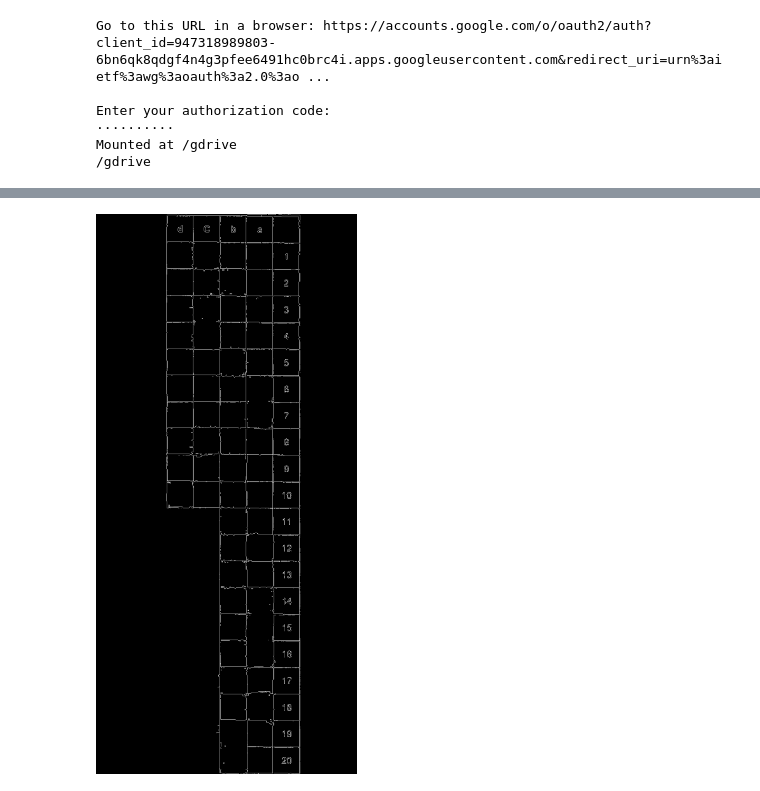
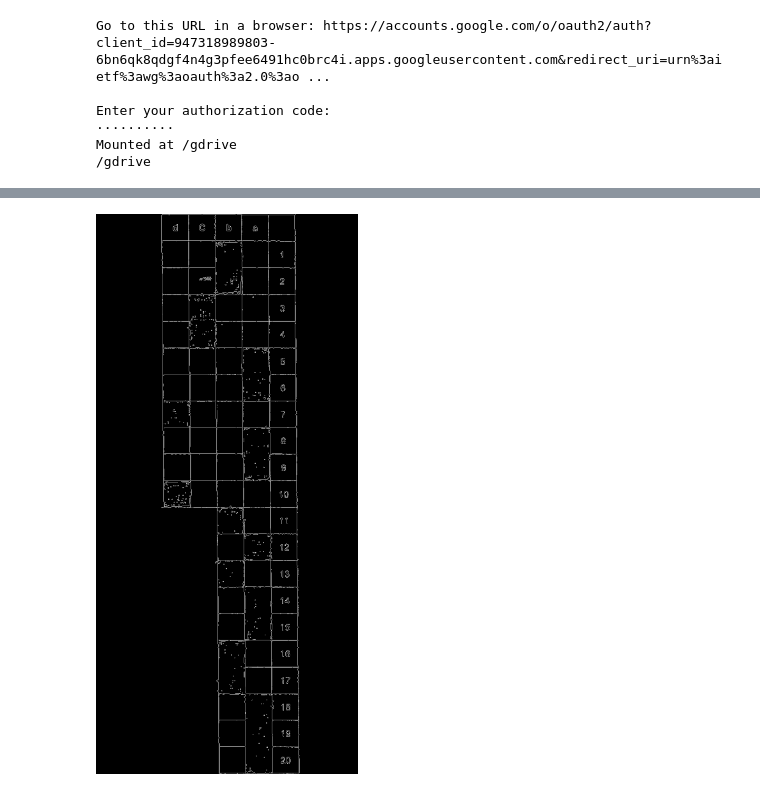
Before and after one commit to alura-cursos/Visao_computacional-OMR, a Jupyter notebook: correcao_prova.ipynb, the cells around one changed output, grey strips where cells are left out. Cells and saved outputs as stored; diff of their text form; code cells hidden in the pictures.

```diff
--- a/correcao_prova.ipynb
+++ b/correcao_prova.ipynb
@@ -26,10 +28,10 @@ def abrir_imagem(img_caminho):
     return imagem
 # %%
 caminho_absoluto = lambda img_nome:"My Drive/Curso-OMR/images-test/"+img_nome
-nome_imagem = "teste1.png"
+nome_imagem = "teste0.png"
 imagem = abrir_imagem(caminho_absoluto(nome_imagem))
 # %%
-_, img_binarizada = cv2.threshold(imagem, 0, 255, cv2.THRESH_BINARY+cv2.THRESH_OTSU)
+_, imagem_binaria = cv2.threshold(imagem, 0, 255, cv2.THRESH_BINARY+cv2.THRESH_OTSU)
 # %%
 from google.colab.patches import cv2_imshow
 
@@ -39,5 +41,5 @@ cv2_imshow(img_binarizada)
 # %%
-canny = cv2.Canny(img_binarizada, 100, 200)
-cv2_imshow(canny)
+img_canny = cv2.Canny(imagem_binaria, 100, 200)
+cv2_imshow(img_canny)
 # %% [output]
-[figure, old version]
+[figure, new version]
```
Also changed, not shown: parts of 3 cells of this notebook.
